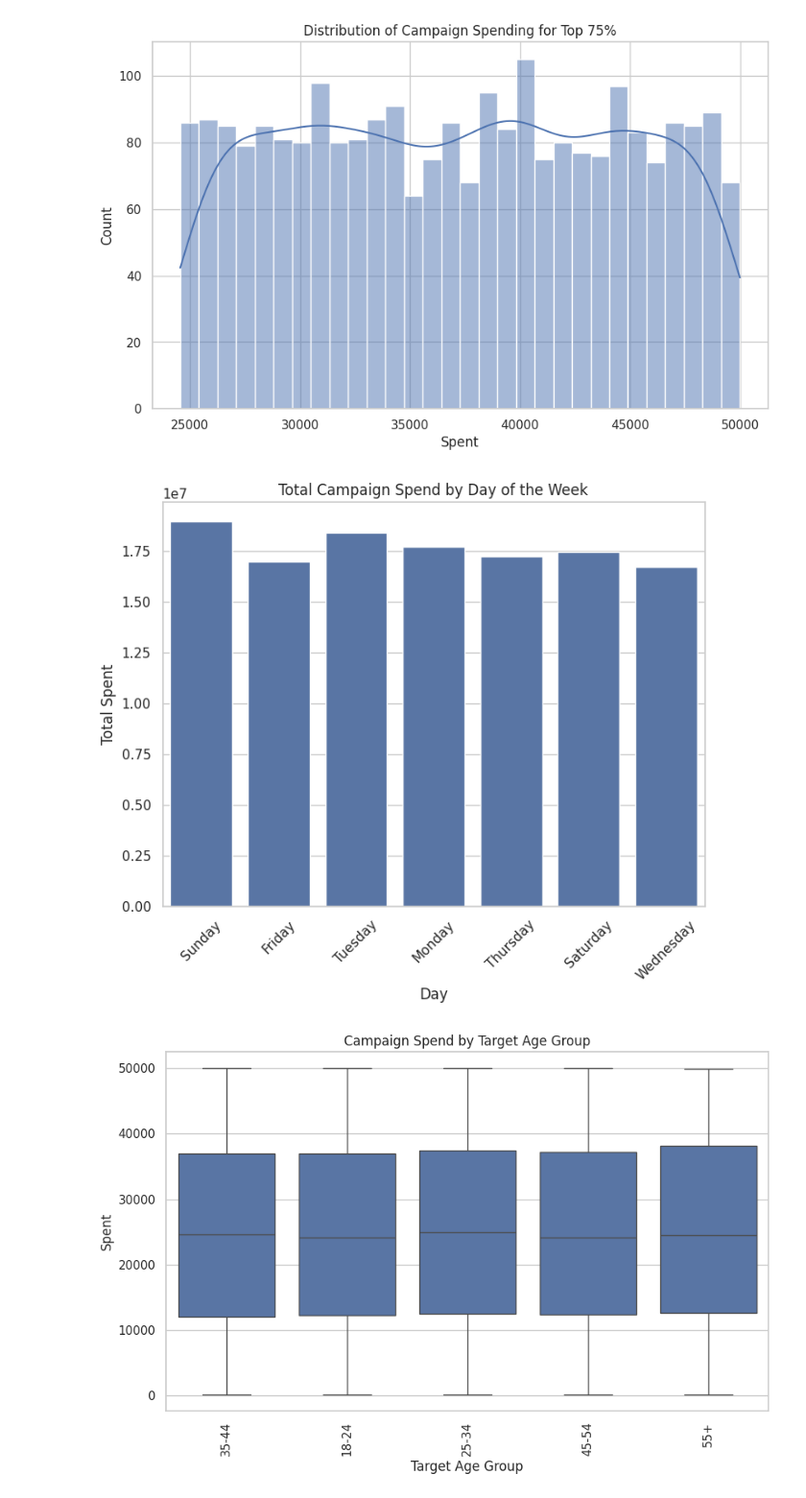
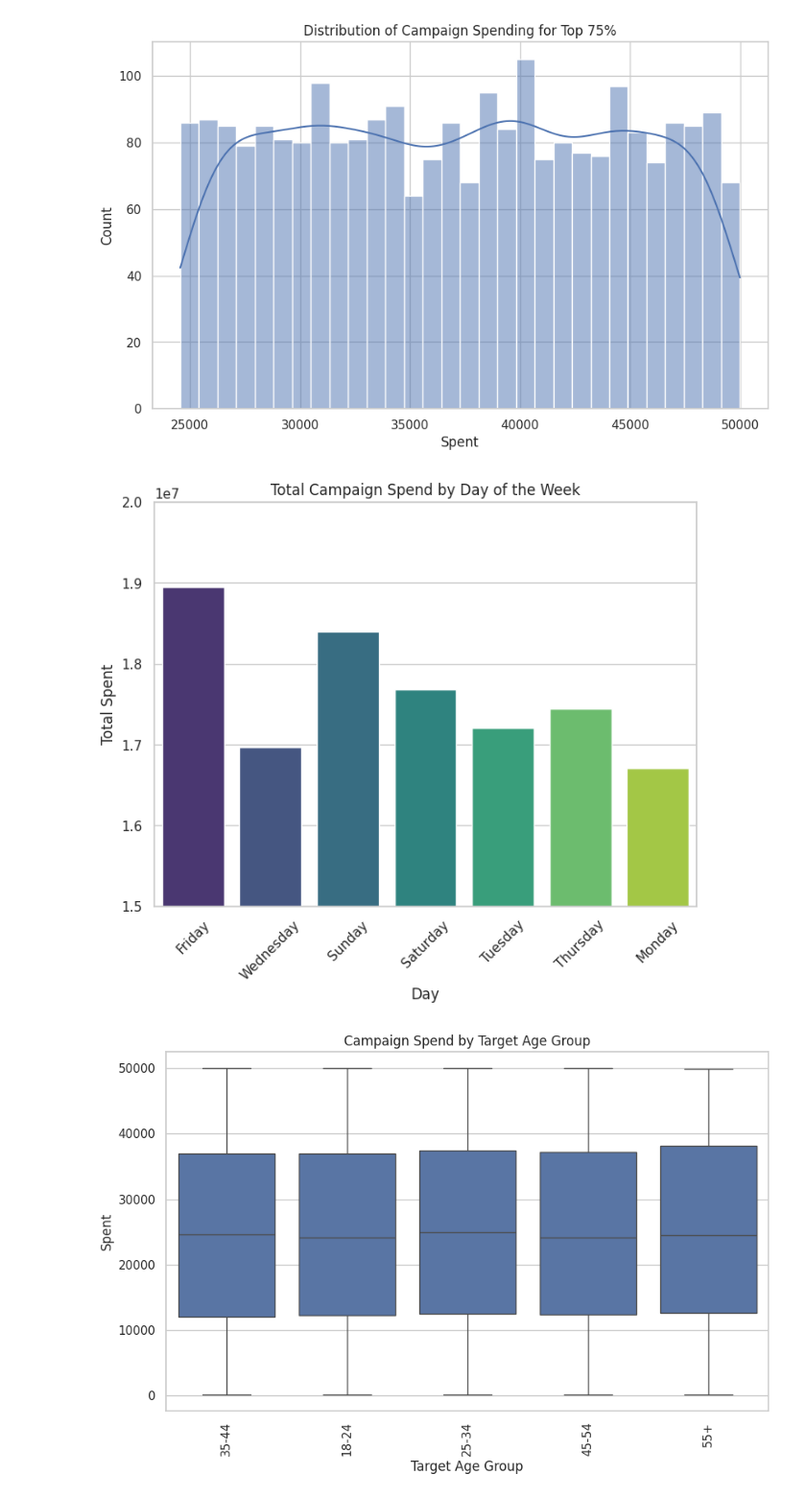
Before and after one commit to Kennycen/Ad-Campaign-Project, a Jupyter notebook: Final Project.ipynb, the cells around one changed output. Shown: that part at 96% size. Cells and saved outputs as stored; diff of their text form; code cells hidden in the pictures.

Commit message:
Improved two charts

```diff
--- a/Final Project.ipynb
+++ b/Final Project.ipynb
@@ -208,6 +208,7 @@ df["start_day"] = df["Start"].dt.day_name()
 # Create the new 'age_group' column using np.digitize and indexing
 filtered_df = df[(df['age'] >= 18) & (df['age'] <= 65)]
 df['age_group'] = np.array(age_labels)[np.digitize(filtered_df['age'], bins=age_bins, right=False) - 1]
+df['age_group'] = pd.Categorical(df['age_group'], categories=age_labels, ordered=True)
 
 df["campaign_duration_days"] = (df["End"] - df["Start"]).dt.days
 # %% [markdown]
@@ -245,13 +246,14 @@ plt.show()
 [figure]
 # %%
 plt.figure(figsize=(8, 6))
-sns.barplot(data=df, x="start_day", y="cmp_spent", estimator=sum, errorbar=None) # ci is deprecated instead used 'errorbar'
+sns.barplot(data=df, x="start_day", y="cmp_spent", estimator=sum, errorbar=None, hue="start_day", palette="viridis", dodge=False, legend=False) # ci is deprecated instead used 'errorbar'
 plt.title("Total Campaign Spend by Day of the Week")
 plt.xlabel("Day")
 plt.ylabel("Total Spent")
 plt.xticks(rotation=45)
+plt.ylim(15000000,20000000) #take a y range so we can better see differences between days
 plt.show()
 # %% [output]
-[figure, old version]
+[figure, new version]
 # %%
 plt.figure(figsize=(10, 6))
```
Also changed, not shown: parts of 1 cell of this notebook.
